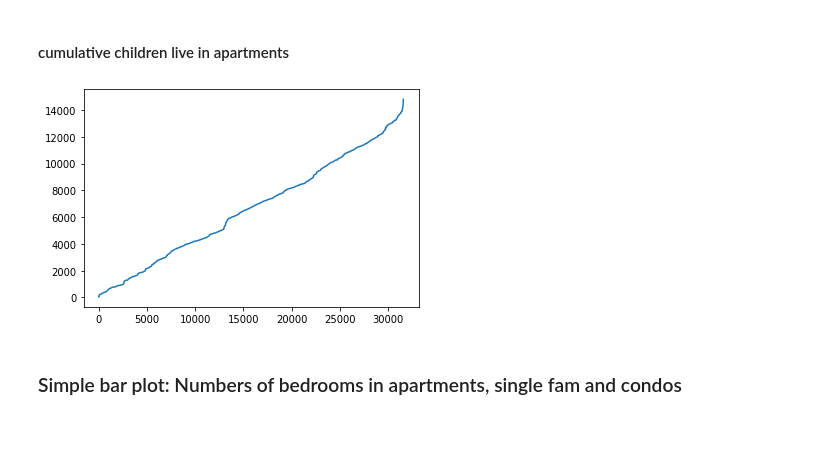
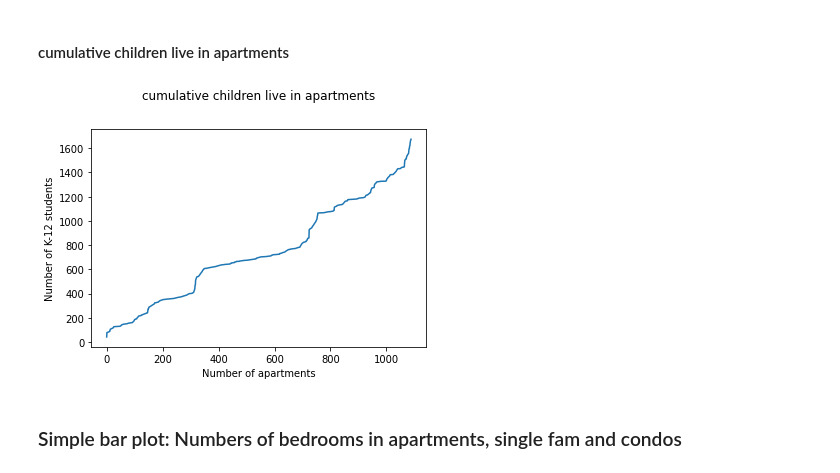
Before and after one commit to wesley0628/Internet-Access-Analysis, a Jupyter notebook: Internet_Access.ipynb, the cells around one changed output. Saved outputs shown, nothing was run; the diff lists cells and outputs as text; code cells hidden in the pictures; blank space fills up the shorter version.

Commit message:
add plot x and y label, fix apartment problems in plot and top20 table

```diff
--- a/Internet_Access.ipynb
+++ b/Internet_Access.ipynb
@@ -222,14 +225,21 @@ See the caveats in the documentation: https://pandas.pydata.org/pandas-docs/stab
 # %% [markdown]
 #### cumulative children live in apartments
 # %%
-Buildings = K12_df[["GEO_ID", "geometry", "Area", "K-12_by_point"]]
+Buildings = K12_df[["GEO_ID", "PropertyUse", "geometry", "Area", "K-12_by_point"]]
+Buildings = Buildings[(Buildings["PropertyUse"] == "Condominium") | (Buildings["PropertyUse"] == "2 unit Apartment")
+                                   | (Buildings["PropertyUse"] == "3 unit Apartment") | (Buildings["PropertyUse"] == "4 unit Apartment")
+                                   | (Buildings["PropertyUse"] == "5 unit Apartment") | (Buildings["PropertyUse"] == "6 unit Apartment")
+                                   | (Buildings["PropertyUse"] == "7 unit Apartment")]
 Buildings = Buildings.drop_duplicates("geometry")
 K12_data = np.array(Buildings["K-12_by_point"].tolist())
 plt.plot(K12_data.cumsum())
 plt.axis('tight')
+plt.title("cumulative children live in apartments", pad=30)
+plt.xlabel("Number of apartments")
+plt.ylabel("Number of K-12 students")
 plt.show()
 # %% [output]
-[figure, old version]
+[figure, new version]
 # %% [markdown]
 ### Simple bar plot: Numbers of bedrooms in apartments, single fam and condos
 # %%
```
Also changed, not shown: parts of 1 cell of this notebook, 1 other file.
